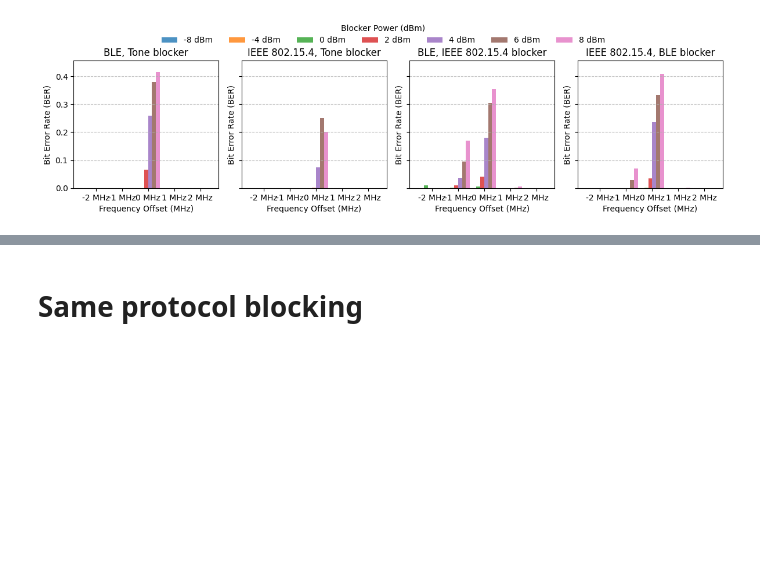
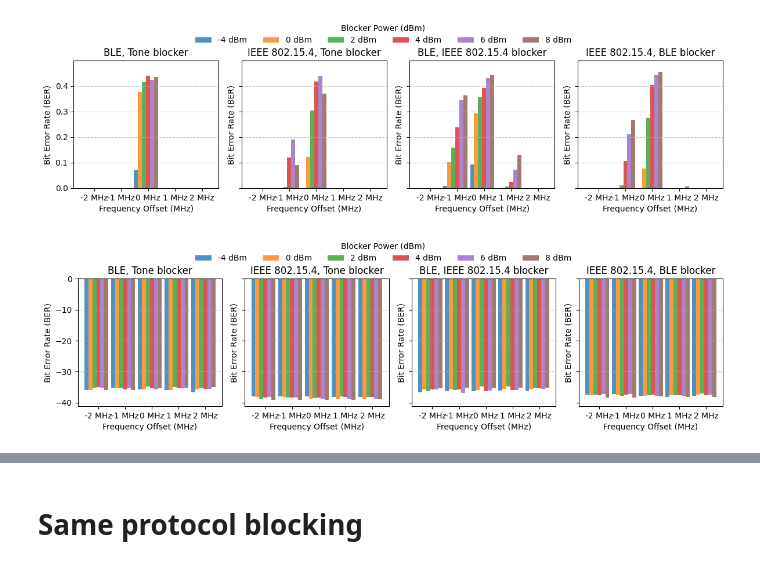
Before and after one commit to Zimrahin/DotBot-firmware, a Jupyter notebook: a_python/plot_ratio_wrong_bits.ipynb, the cells around one changed output, grey strips where cells are left out. Saved outputs shown, nothing was run; the diff lists cells and outputs as text; code cells hidden in the pictures; blank space fills up the shorter version.

```diff
--- a/a_python/plot_ratio_wrong_bits.ipynb
+++ b/a_python/plot_ratio_wrong_bits.ipynb
@@ -96,6 +96,7 @@ def read_and_calculate_bit_errors(file_path, reference_message):
     total_bit_errors = 0
     cumulative_bit_error_distribution = [0] * (len(reference_message) * 8)  # Initialize cumulative counts for all bit positions
     total_packets = 0
+    avg_rssi = 0
     with jsonlines.open(file_path) as reader:
         for line in reader:
             message_bytes = line["message"]
@@ -105,6 +106,7 @@ def read_and_calculate_bit_errors(file_path, reference_message):
             if len(reference_message) != len(message_bytes):
                 continue
             packet_bit_errors, bit_error_counts = count_bit_errors_one_message(reference_message, message_bytes)
+            avg_rssi += line["rssi"]
 
             # Add to the total bit errors and accumulate the bit error counts
             total_bit_errors += packet_bit_errors
@@ -114,7 +116,8 @@ def read_and_calculate_bit_errors(file_path, reference_message):
             # Add to the total packets counter
             total_packets += 1
 
-    return total_bit_errors, cumulative_bit_error_distribution, total_packets
+    avg_rssi = float(avg_rssi) / total_packets
+    return total_bit_errors, cumulative_bit_error_distribution, total_packets, avg_rssi
 
 
 
@@ -148,7 +151,7 @@ def add_bit_errors_to_files_dict(files_dict, folder="experiment_data"):
             reference_message = load_reference_message(f"{transmitter}.jsonl")
 
             # Calculate bit error metrics
-            _, bit_error_distribution_cumulative, total_packets = read_and_calculate_bit_errors(
+            _, bit_error_distribution_cumulative, total_packets, avg_rssi = read_and_calculate_bit_errors(
                 os.path.join(folder, filename), reference_message
             )
 
@@ -194,6 +197,7 @@ def add_bit_errors_to_files_dict(files_dict, folder="experiment_data"):
             # Add calculated metrics to the file dictionary
             file["bit_error_distribution_cumulative"] = bit_error_distribution_cumulative
             file["ber"] = ber
+            file["avg_rssi"] = avg_rssi
     return
 
 # # Output a sample to verify the changes
@@ -206,7 +210,7 @@ def add_bit_errors_to_files_dict(files_dict, folder="experiment_data"):
 # ----------------------------------------------------------------------------
 # Function to create grouped bar plots as subplots
 def plot_grouped_ber_with_subplots(
-    files_dict, bar_width=0.15, figsize=(12, 3.5), log_scale=False, saveas=None, max_legend_col=10, legend_vskip=0.9
+    files_dict, bar_width=0.15, figsize=(12, 3.5), log_scale=False, saveas=None, max_legend_col=10, legend_vskip=0.9, plot_rssi=False
 ):
     def format_title(group_name):
         """Format the transmitter_blocker_group string into a clean title."""
@@ -242,7 +246,10 @@ def plot_grouped_ber_with_subplots(
                     f for f in grouped_data[freq_offset]
                     if f["block_power"] == block_power
                 ]
-                ber_values.append(power_files[0]["ber"] if power_files else np.nan)
+                if not plot_rssi:
+                    ber_values.append(power_files[0]["ber"] if power_files else np.nan)
+                else:
+                    ber_values.append(power_files[0]["avg_rssi"] if power_files else np.nan)
             group_ber_data.append((block_power, ber_values))
             max_y_value = max(max_y_value, *ber_values)
 
@@ -277,11 +284,12 @@ def plot_grouped_ber_with_subplots(
         ax.grid(axis="y", linestyle="--", alpha=0.7)
 
         # Set y-axis to logarithmic or linear scale with uniform max y value
-        if log_scale:
-            ax.set_yscale("log")
-            ax.set_ylim(1e-4, max_y_value * 2)  # Use a small positive value for the lower limit
-        else:
-            ax.set_ylim(0, max_y_value * 1.1)
+        if not plot_rssi:
+            if log_scale:
+                ax.set_yscale("log")
+                ax.set_ylim(1e-4, max_y_value * 2)  # Use a small positive value for the lower limit
+            else:
+                ax.set_ylim(0, max_y_value * 1.1)
 
         ax.set_xlabel("Frequency Offset (MHz)")
         ax.set_ylabel("Bit Error Rate (BER)")
@@ -303,16 +311,20 @@ def plot_grouped_ber_with_subplots(
 
     plt.show()
 # %%
+filename = "experiment_data/pseudo_random_sequence"
+
 # Parse file names into dictionaries
-files_dict = parse_data_to_dictionary("experiment_data/fixed_packet")
+files_dict = parse_data_to_dictionary(filename)
 
 # Add bitt error distribution, count and BER to each configuration (file)
-add_bit_errors_to_files_dict(files_dict, "experiment_data/fixed_packet")
+add_bit_errors_to_files_dict(files_dict, filename)
 # %%
 # Call the function
 plot_grouped_ber_with_subplots(files_dict, saveas="BER_plot_all.pdf")
+plot_grouped_ber_with_subplots(files_dict, plot_rssi=True)
 # %% [output]
-[figure, old version]
+[figure, new version]
+[figure, added]
 # %%
 # Function to plot cumulative bit errors for a specific file
 def plot_cumulative_bit_errors(file):
```
Also changed, not shown: parts of 4 cells of this notebook.
